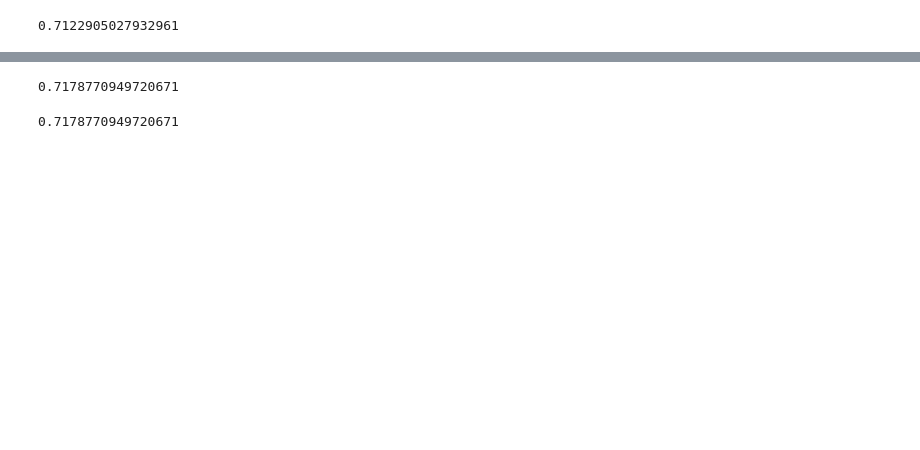
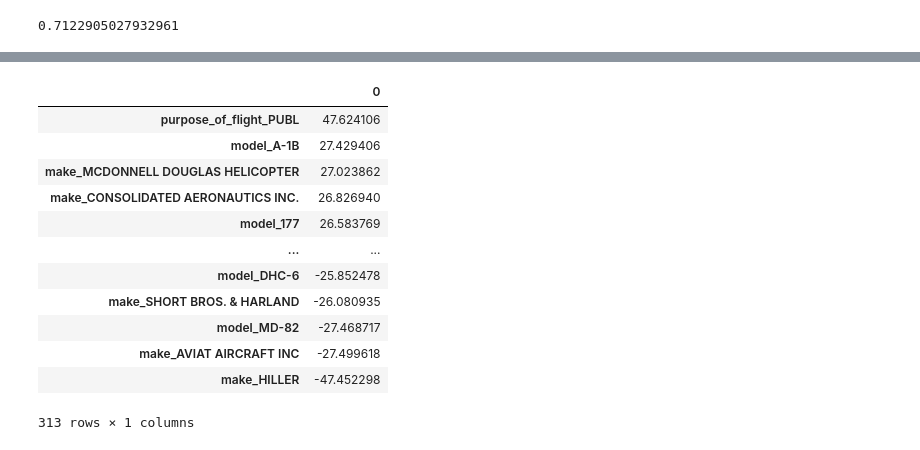
Before and after one commit to TheMirch/dsi-group-project, a Jupyter notebook: code/mike_modeling.ipynb, the cells around one changed output, grey strips where cells are left out. Saved outputs shown, nothing was run; the diff lists cells and outputs as text; code cells hidden in the pictures; blank space fills up the shorter version.

```diff
--- a/code/mike_modeling.ipynb
+++ b/code/mike_modeling.ipynb
@@ -241,13 +139,24 @@ accuracy = acc[(acc['predicted'] == acc['actual'])].shape[0] / y_test.shape[0]
-# %%
-accuracy
-# %% [output]
-0.7178770949720671
 # %%
-glm_accuracy(glm_bin, X_test, y_test)
+#glm_accuracy(glm_bin, X_test, y_test)
-# %% [output]
-0.7178770949720671
 # %%
 glm_bin_pvalues = np.round(glm_bin.pvalues, 4).to_frame().sort_values(by =  0, ascending = True)
+# %%
+glm_bin_coef_df = glm_bin.params.to_frame().sort_values(by = 0, ascending = False)
+glm_bin_coef_df
+# %% [output]
+|  | 0 |
+| purpose_of_flight_PUBL | 47.624106 |
+| model_A-1B | 27.429406 |
+| make_MCDONNELL DOUGLAS HELICOPTER | 27.023862 |
+| make_CONSOLIDATED AERONAUTICS INC. | 26.826940 |
+| model_177 | 26.583769 |
+| ... | ... |
+| model_DHC-6 | -25.852478 |
+| make_SHORT BROS. & HARLAND | -26.080935 |
+| model_MD-82 | -27.468717 |
+| make_AVIAT AIRCRAFT INC | -27.499618 |
+| make_HILLER | -47.452298 |
+313 rows × 1 columns
 # %%
 glm_bin_coef_df = glm_bin.params.to_frame().sort_values(by = 0, ascending = False)
 # %%
```
Also changed, not shown: parts of 53 cells of this notebook, 4 other files.
